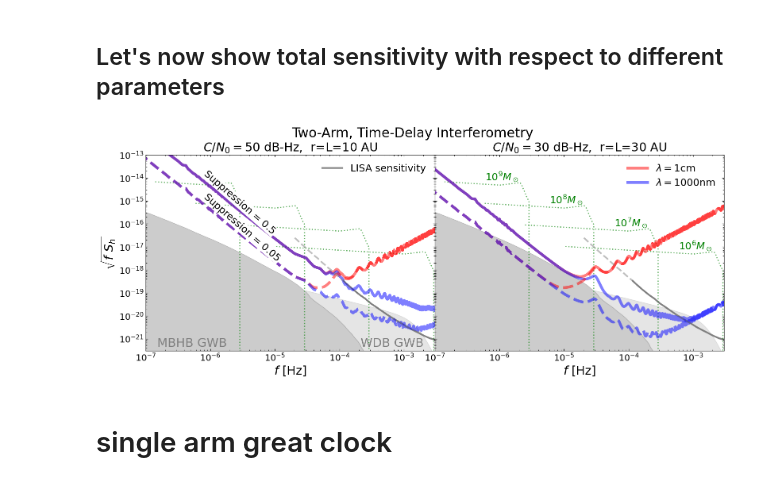
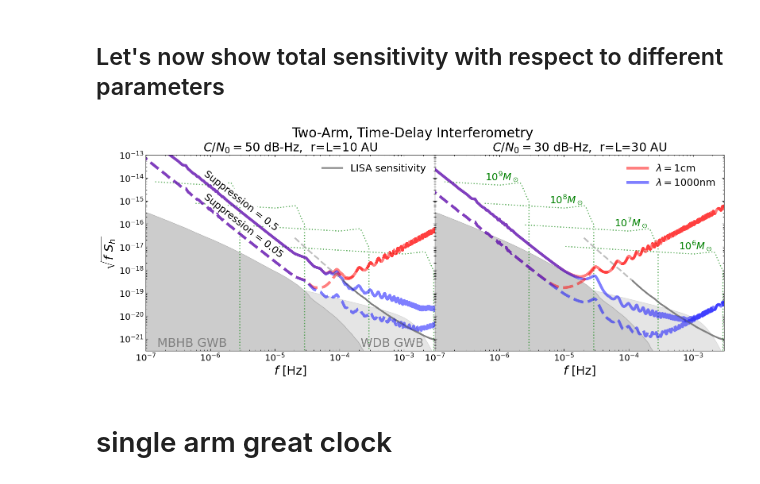
Before and after one commit to astromcquinn/GWwithDragFree, a Jupyter notebook: GWsensitivity_2baselines.ipynb, the cells around one changed output. Drawn from its saved outputs; the diff is of its cells as text; code cells hidden in the pictures.

```diff
--- a/GWsensitivity_2baselines.ipynb
+++ b/GWsensitivity_2baselines.ipynb
@@ -181,41 +185,3 @@ print("dust acceleration power = ", np.sqrt(accelerationPower), np.sqrt(accelera
 # %% [output]
 velocity change from collision in m/s= 2.0000000000000002e-11  rate in days^-1= 0.1432392134649736  for m_dust= 1e-09
 dust acceleration power =  1.3849476524403376e-14 1.3856337178345495e-13
-# %%
-from scipy.integrate import quad
-
-#using values motivaed by dust measurements in solar sytem
-drhodustdlogm = 1.2e-27 #g/cm^3; is flat starting at 10^-12 g to 10^-9, without measurements above this
-mmax_dust=1e-9; mmin_dust=1e-12; mmax_dust2 = 1e-7 #g (having a second max is for making two plots)
-rhodust = drhodustdlogm*np.log(mmax_dust/mmin_dust) #assumes flat density distribution in log
-
-mass_spacecraft_g=  mass_spacecraft_kg*1000
-area_spacecraft_dust_cgs = area_spacecraft_dust_msq*1e4 #cm^2
-
-#simple estimates
-m0 = mmax_dust
-n0 = rhodust/m0
-
-dv_mps = (vsat_kmsec*1e5)*m0/mass_spacecraft_g*.01 #m/s
-rate =  area_spacecraft_dust_cgs*n0*(vsat_kmsec*1e5) #s^-1
-
-print("velocity change from collision in m/s=", dv_mps, " rate in days^-1=", rate*3600*24, " for m_dust=", m0)
-
-#function returns the integrand used to calculate the acceleration from dust.
-def integrandAccelerationPowerDust_perlogM(logmdust):
-    mdust= np.exp(logmdust)
-    dv_mps = (vsat_kmsec*1e5)*mdust/mass_spacecraft_g*.01 #m/s
-    rate =  area_spacecraft_dust_cgs*drhodustdlogm/mdust*(vsat_kmsec*1e5) #s^-1
-    return 2*dv_mps**2*rate  #the two is because this is the one sided power
-
-
-
-# Calculate the acceleration noise (integrating over mass)
-accelerationPower = quad(integrandAccelerationPowerDust_perlogM, np.log(mmin_dust), np.log(mmax_dust))[0]
-acc_dust_msm2Hzmp5 =  np.sqrt(accelerationPower)*np.ones(len(freq_arr))  #I'm calling this acceleration since it's related to dx in same way
-
-# Calculate the acceleration noise for a second max mass (again integrating over mass)
-accelerationPower_2 = quad(integrandAccelerationPowerDust_perlogM, np.log(mmin_dust), np.log(mmax_dust2))[0]
-acc_dust_msm2Hzmp5_2 =  np.sqrt(accelerationPower_2)*np.ones(len(freq_arr))  #I'm calling this acceleration since it's related to dx in same way
-
-print("acceleration power = ", np.sqrt(accelerationPower), np.sqrt(accelerationPower_2))
@@ -1340,7 +1306,7 @@ for i in range(num_baselines):
         idx_fminplot = np.argmin(np.abs(freq_arr - fminval_sup[i]))
         if i == 0:
             ax.text(fminval_sup[i] * 1.5, 1.25*freq_arr[idx_fminplot] ** 0.5 * totaldB[idx_fminplot],
-                    'Suppression = {}'.format(geometric_suppression_iter), color='k', ha='left', va='top', rotation=-41, bbox=dict(boxstyle='square,pad=0.05',alpha=1,color='white'))
+                    'Suppression = {}'.format(geometric_suppression_iter), color='k', ha='left', va='top', rotation=-38, bbox=dict(boxstyle='square,pad=0.05',alpha=1,color='white'))
 
         # Total noise for laser wavelength
         totaldB_laser = np.sqrt((noise_dBHz_laser ** 2 + irradiance_iter ** 2 + drag_iter ** 2) / Romega_values)
@@ -1377,34 +1343,34 @@ for i in range(num_baselines):
 
     # Set x and y limits
     ax.set_xlim([1e-7, .003])
     ax.set_ylim([yminplot, 1e-13])
 
     # Add text with baseline length and suppression level
     #ax.text(1.5e-7, yminplot * 1.5, r'r=L={} AU'.format(baseline_length_AU),
     #        fontsize=22, ha='left', va='bottom')
     ax.tick_params(axis='both', which='major', labelsize=16)
     ax.tick_params(axis='x', top=True, direction='in')
     ax.tick_params(axis='y', right=True, direction='in')
     ax.tick_params(axis='both', which='minor', direction='in')
     ax.tick_params(axis='x', which='minor', top=True)
     ax.tick_params(axis='y', which='minor', right=True)
 
     ax.set_xlabel(r'$f$ [Hz]', fontsize=22)
 
 #fig.supxlabel(r'$f$ [Hz]', fontsize=22)
 
 fig.suptitle('Two-Arm, Time-Delay Interferometry', fontsize=24, y=.99)
 plt.subplots_adjust(left=0.08, right=0.99, top=0.88, bottom=0.11)
 
 # Optionally, save the figure
 plt.savefig("figures/strainsensitivity_justtotals_A{}m{}.pdf".format(area_spacecraft_irradiance_msq, mass_spacecraft_kg), format='pdf')
 
 
 # plt.savefig("/Users/cdmcgrat/Desktop/matt_updated_figs/fig3.pdf", bbox_inches='tight', format='pdf')
 
 plt.show()
 # %% [output]
-[figure, old version]
+[figure, new version]
 # %% [markdown]
 #  single arm great clock
 # %%
```
Also changed, not shown: parts of 14 cells of this notebook.
